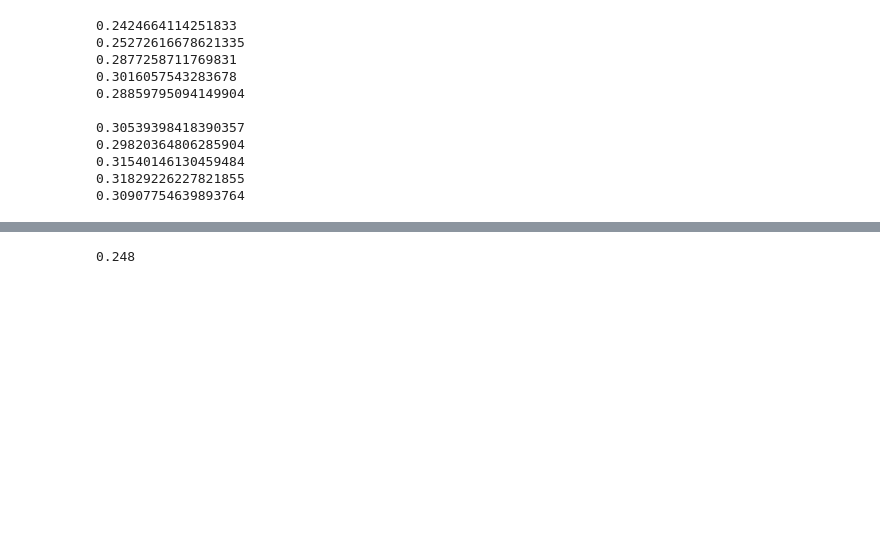
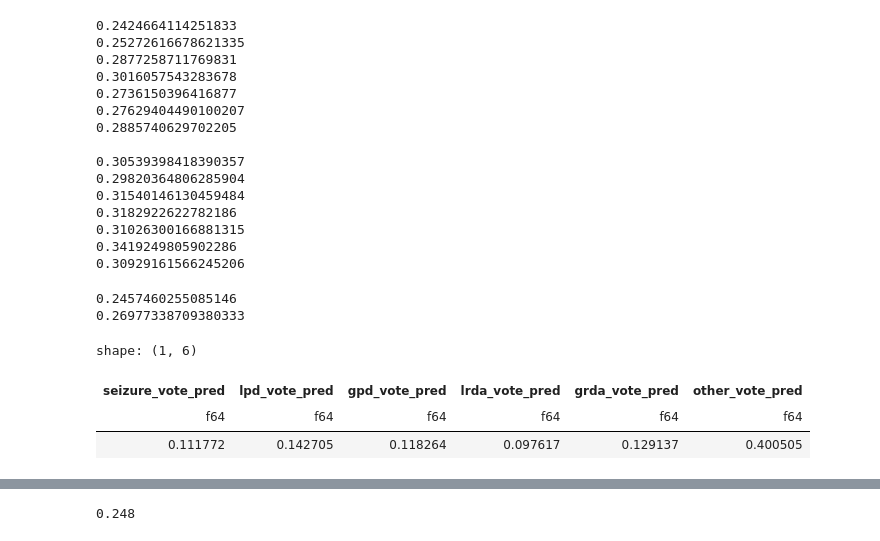
Before and after one commit to mohsinkhn/hms_brain_activity, a Jupyter notebook: debug.ipynb, the cells around one changed output, grey strips where cells are left out. Cells and saved outputs as stored; diff of their text form; code cells hidden in the pictures; blank space fills up the shorter version.

```diff
--- a/debug.ipynb
+++ b/debug.ipynb
@@ -27,14 +27,28 @@ df3 = pl.read_csv("logs/train/val_outputs/levit_128/val_preds.csv")
 
 df4 = pl.read_csv("logs/train/val_outputs/pseudo_log_v2/val_preds.csv")
 
-df5 = pl.read_csv("logs/train/val_outputs/effb3_sim_loss/val_preds.csv")
+df5 = pl.read_csv("logs/train/val_outputs/effb3_sim_loss_pseudo/val_preds.csv")
 
+df6 = pl.read_csv("./data/nikhil_oof.csv").with_columns(
+    pl.col("total_votes").alias("num_votes"),
+    *[pl.col(target).alias(f"{target}_true") for target in TARGET_COLS],
+)
+
+train = pl.read_csv("./data/train.csv").select(["eeg_id", "eeg_sub_id", "label_id"])
+train = df5.select(["eeg_id", "eeg_sub_id"]).join(
+    train, on=["eeg_id", "eeg_sub_id"], how="left"
+)
+
+df6 = train.join(df6, on=["eeg_id", "label_id"], how="left")
+df7 = pl.read_csv("logs/train/val_outputs/effb3_sim_loss/val_preds.csv")
 
 print(get_comp_score(df1.filter(pl.col("num_votes") >= 10)))
 print(get_comp_score(df2.filter(pl.col("num_votes") >= 10)))
 print(get_comp_score(df3.filter(pl.col("num_votes") >= 10)))
 print(get_comp_score(df4.filter(pl.col("num_votes") >= 10)))
 print(get_comp_score(df5.filter(pl.col("num_votes") >= 10)))
+print(get_comp_score(df6.filter(pl.col("num_votes") >= 10)))
+print(get_comp_score(df7.filter(pl.col("num_votes") >= 10)))
 
 print("")
 
@@ -43,15 +57,55 @@ print(get_comp_score(df2.filter(pl.col("num_votes") > 3)))
 print(get_comp_score(df3.filter(pl.col("num_votes") > 3)))
 print(get_comp_score(df4.filter(pl.col("num_votes") > 3)))
 print(get_comp_score(df5.filter(pl.col("num_votes") > 3)))
+print(get_comp_score(df6.filter(pl.col("num_votes") > 3)))
+print(get_comp_score(df7.filter(pl.col("num_votes") > 3)))
 # %% [output]
 0.2424664114251833
 0.25272616678621335
 0.2877258711769831
 0.3016057543283678
-0.28859795094149904
+0.2736150396416877
+0.27629404490100207
+0.2885740629702205
 
 0.30539398418390357
 0.29820364806285904
 0.31540146130459484
-0.31829226227821855
-0.30907754639893764
+0.3182922622782186
+0.31026300166881315
+0.3419249805902286
+0.30929161566245206
+# %%
+dfx = df1.clone()
+for col in TARGET_COLS:
+    mean_preds = (
+        df1[f"{col}_pred"].to_numpy() * 0.0
+        + df2[f"{col}_pred"].to_numpy() * 0.0
+        + df3[f"{col}_pred"].to_numpy() * 0.3
+        + df4[f"{col}_pred"].to_numpy() * 0.3
+        + df5[f"{col}_pred"].to_numpy() * 0.0
+        + df6[f"{col}_pred"].to_numpy() * 0.2
+        + df7[f"{col}_pred"].to_numpy() * 0.2
+    )
+    # mean_preds = gmean(
+    #     [
+    #         df1[f"{col}_pred"].to_numpy(),
+    #         df2[f"{col}_pred"].to_numpy(),
+    #         df5[f"{col}_pred"].to_numpy(),
+    #     ],
+    #     axis=0,
+    # )
+    dfx = dfx.with_columns([pl.Series(f"{col}_pred", mean_preds)])
+print(get_comp_score(dfx.filter(pl.col("num_votes") >= 10)))
+print(get_comp_score(dfx.filter(pl.col("num_votes") > 3)))
+dfx.write_csv("logs/train/val_outputs/ensemble/val_preds.csv")
+# %% [output]
+0.2457460255085146
+0.26977338709380333
+# %%
+df6.select([f"{target}_pred" for target in TARGET_COLS]).mean()
+# %% [output]
+shape: (1, 6)
+| seizure_vote_pred | lpd_vote_pred | gpd_vote_pred | lrda_vote_pred | grda_vote_pred | other_vote_pred |
+| f64 | f64 | f64 | f64 | f64 | f64 |
+| 0.111772 | 0.142705 | 0.118264 | 0.097617 | 0.129137 | 0.400505 |
```
Also changed, not shown: parts of 6 cells of this notebook, 9 other files.
